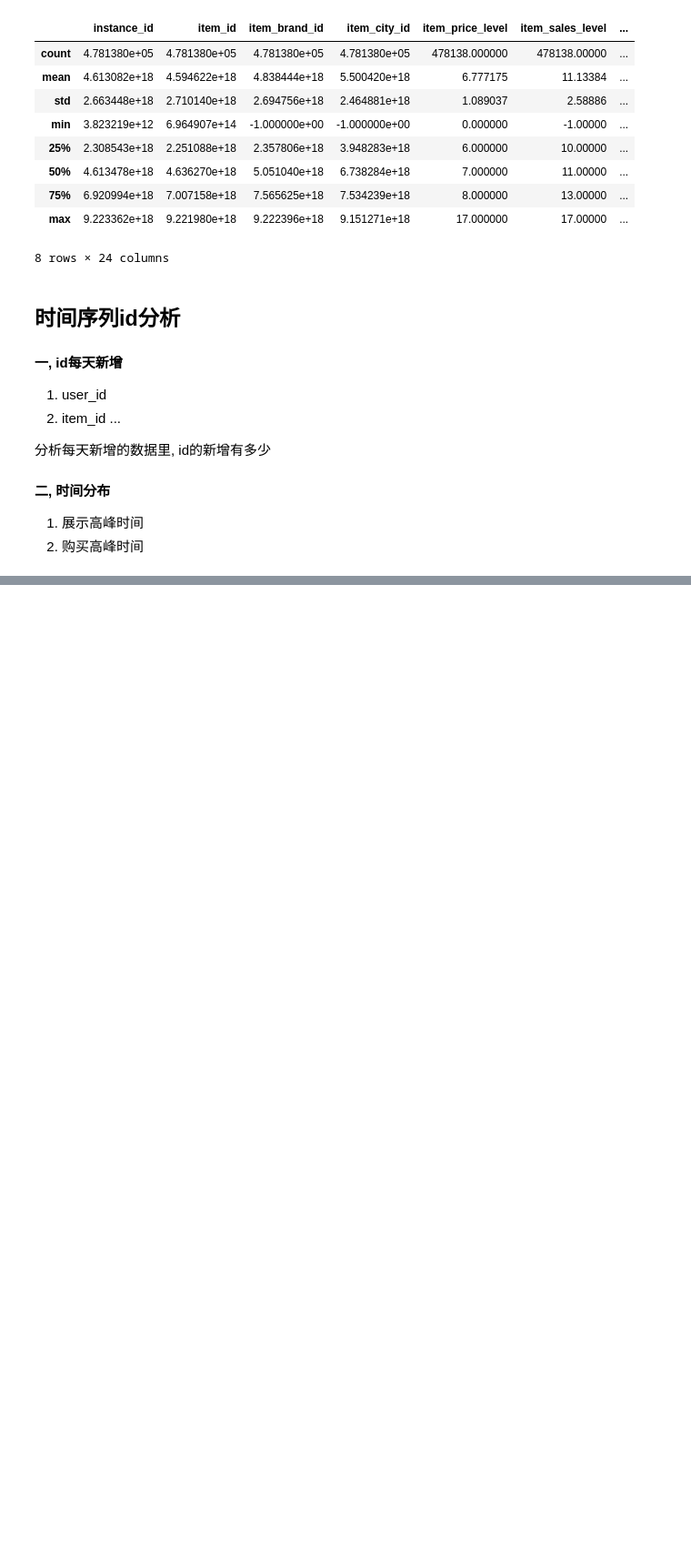
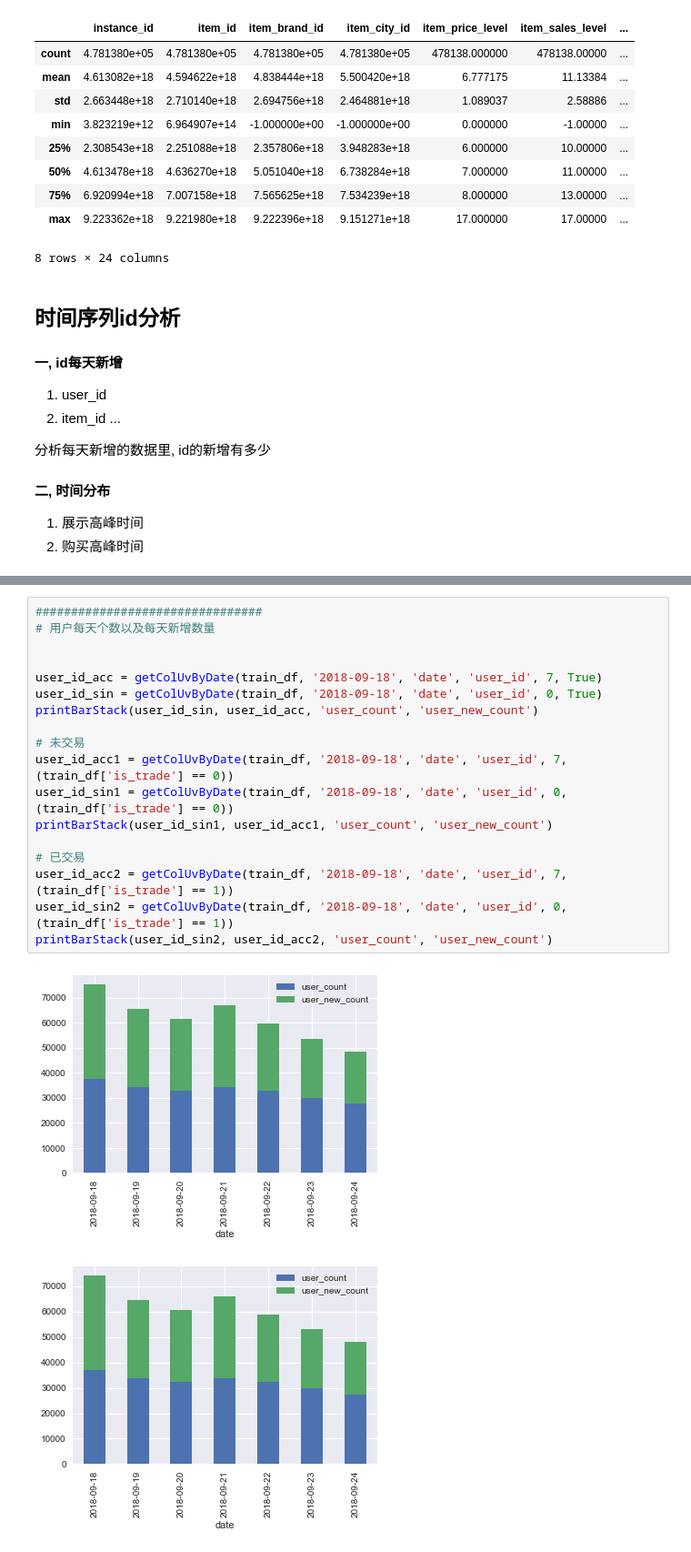
Before and after one commit to secrettianchigroup/SecretTianchiProject, a Jupyter notebook: data_peek.ipynb, the cells around one changed output, grey strips where cells are left out. Shown at 91% size. Cells and saved outputs as stored; diff of their text form; blank space fills up the shorter version.

```diff
--- a/data_peek.ipynb
+++ b/data_peek.ipynb
@@ -328,0 +255,21 @@ train_df[(train_df['date'] >= '2018-09-18') & (train_df['date'] <= '2018-09-26')
+# %%
+################################
+# 用户每天个数以及每天新增数量
+
+
+user_id_acc = getColUvByDate(train_df, '2018-09-18', 'date', 'user_id', 7, True)
+user_id_sin = getColUvByDate(train_df, '2018-09-18', 'date', 'user_id', 0, True)
+printBarStack(user_id_sin, user_id_acc, 'user_count', 'user_new_count')
+
+# 未交易
+user_id_acc1 = getColUvByDate(train_df, '2018-09-18', 'date', 'user_id', 7, (train_df['is_trade'] == 0))
+user_id_sin1 = getColUvByDate(train_df, '2018-09-18', 'date', 'user_id', 0, (train_df['is_trade'] == 0))
+printBarStack(user_id_sin1, user_id_acc1, 'user_count', 'user_new_count')
+
+# 已交易
+user_id_acc2 = getColUvByDate(train_df, '2018-09-18', 'date', 'user_id', 7, (train_df['is_trade'] == 1))
+user_id_sin2 = getColUvByDate(train_df, '2018-09-18', 'date', 'user_id', 0, (train_df['is_trade'] == 1))
+printBarStack(user_id_sin2, user_id_acc2, 'user_count', 'user_new_count')
+# %% [output]
+[figure, added]
+[figure, added]
```
Also changed, not shown: parts of 12 cells of this notebook, 1 other file.
